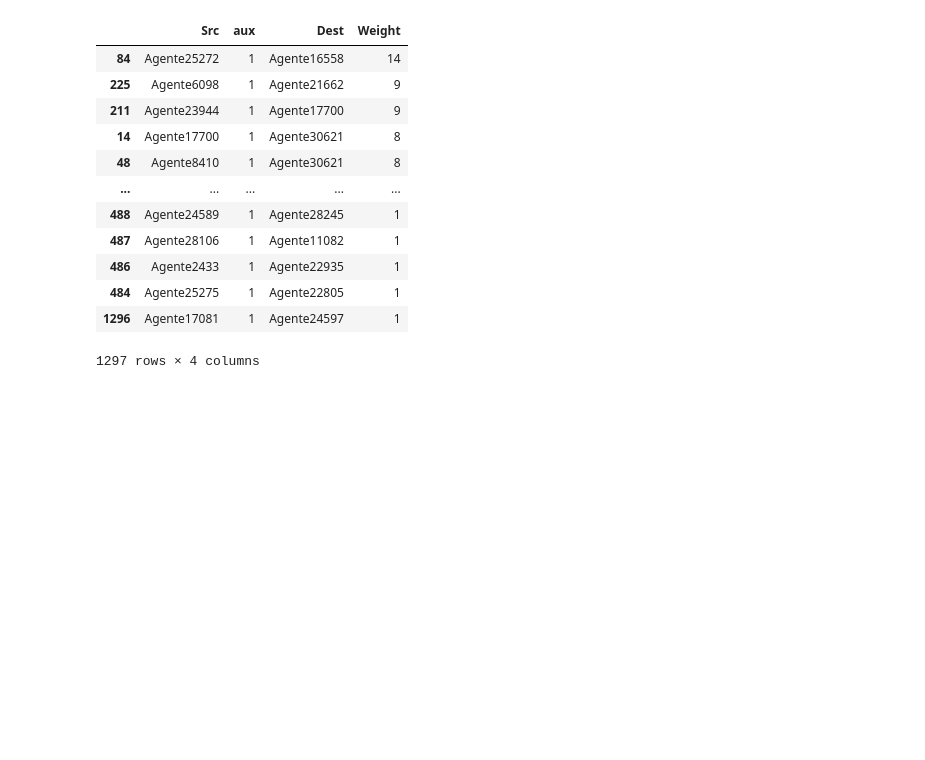
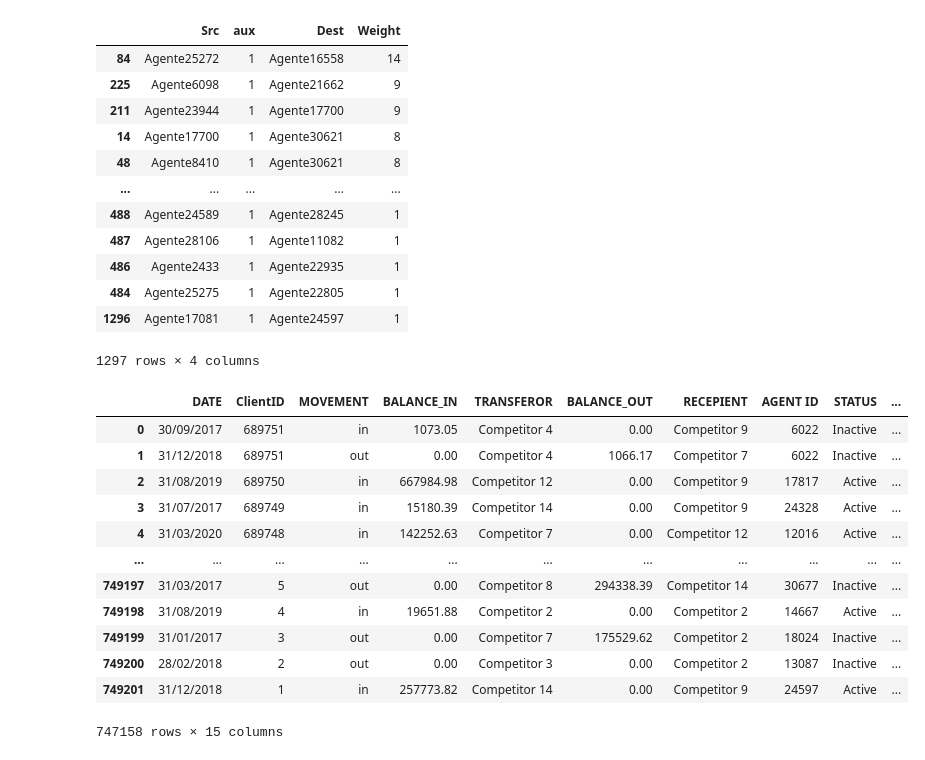
Before and after one commit to luisenerio/Modelo-de-Negocios, a Jupyter notebook: Red social.ipynb, the cells around one changed output. Drawn from its saved outputs; the diff is of its cells as text; code cells hidden in the pictures; blank space fills up the shorter version.

```diff
--- a/Red social.ipynb
+++ b/Red social.ipynb
@@ -114,3 +115,19 @@ grafo.sort_values('Weight', ascending=False)
 1297 rows × 4 columns
 # %%
 grafo.to_csv("grafo.csv",index=False)
+# %%
+base
+# %% [output]
+|  | DATE | ClientID | MOVEMENT | BALANCE_IN | TRANSFEROR | BALANCE_OUT | RECEPIENT | AGENT ID | STATUS | ... |
+| 0 | 30/09/2017 | 689751 | in | 1073.05 | Competitor 4 | 0.00 | Competitor 9 | 6022 | Inactive | ... |
+| 1 | 31/12/2018 | 689751 | out | 0.00 | Competitor 4 | 1066.17 | Competitor 7 | 6022 | Inactive | ... |
+| 2 | 31/08/2019 | 689750 | in | 667984.98 | Competitor 12 | 0.00 | Competitor 9 | 17817 | Active | ... |
+| 3 | 31/07/2017 | 689749 | in | 15180.39 | Competitor 14 | 0.00 | Competitor 9 | 24328 | Active | ... |
+| 4 | 31/03/2020 | 689748 | in | 142252.63 | Competitor 7 | 0.00 | Competitor 12 | 12016 | Active | ... |
+| ... | ... | ... | ... | ... | ... | ... | ... | ... | ... | ... |
+| 749197 | 31/03/2017 | 5 | out | 0.00 | Competitor 8 | 294338.39 | Competitor 14 | 30677 | Inactive | ... |
+| 749198 | 31/08/2019 | 4 | in | 19651.88 | Competitor 2 | 0.00 | Competitor 2 | 14667 | Active | ... |
+| 749199 | 31/01/2017 | 3 | out | 0.00 | Competitor 7 | 175529.62 | Competitor 2 | 18024 | Inactive | ... |
+| 749200 | 28/02/2018 | 2 | out | 0.00 | Competitor 3 | 0.00 | Competitor 2 | 13087 | Inactive | ... |
+| 749201 | 31/12/2018 | 1 | in | 257773.82 | Competitor 14 | 0.00 | Competitor 9 | 24597 | Active | ... |
+747158 rows × 15 columns
```
Also changed, not shown: parts of 3 cells of this notebook, 2 other files.
